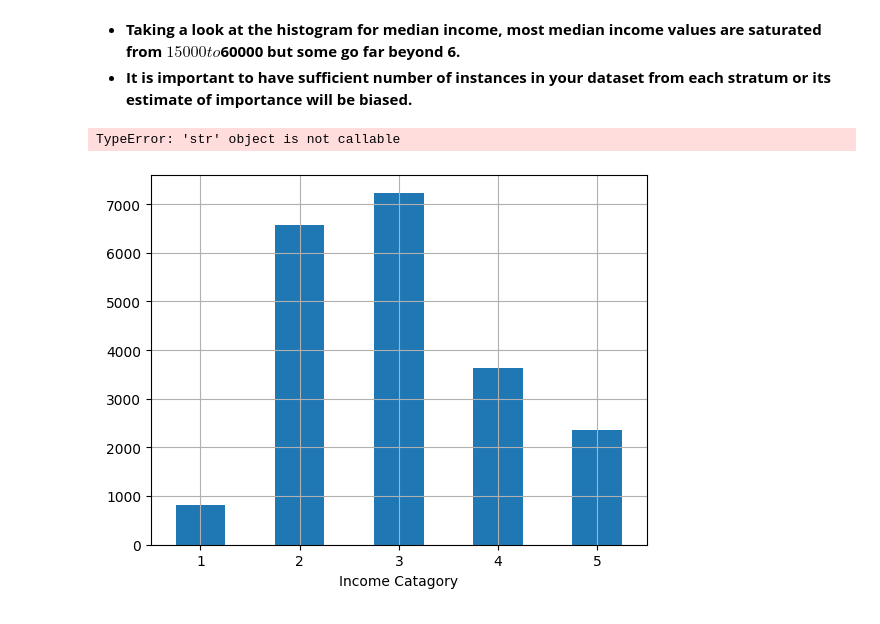
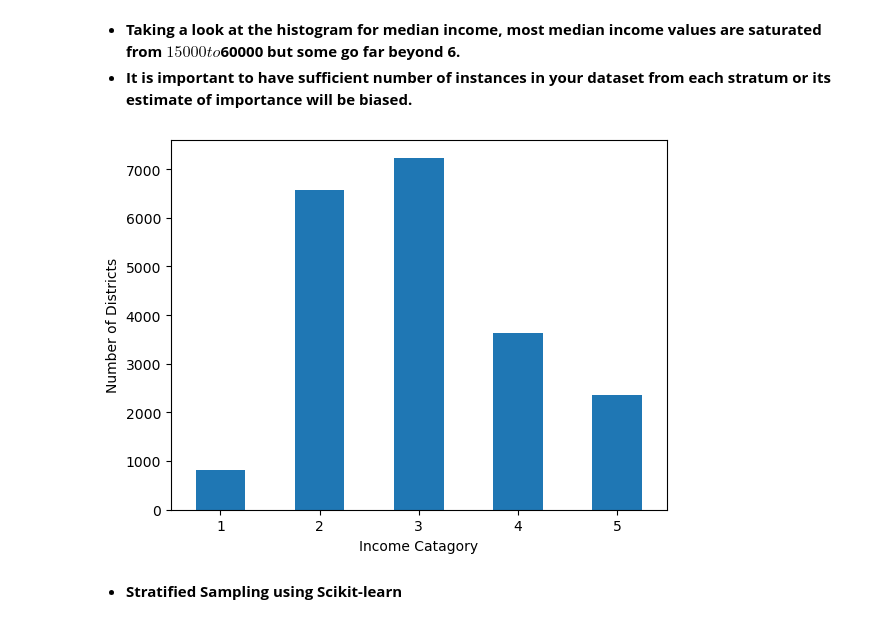
Before and after one commit to SmayanKulkarni/House-Price-Prediction-, a Jupyter notebook: project.ipynb, the cells around one changed output. Cells and saved outputs as stored; diff of their text form; code cells hidden in the pictures.

```diff
--- a/project.ipynb
+++ b/project.ipynb
@@ -160,10 +160,11 @@ train_set, test_set = train_test_split(housing , test_size = 0.2, random_state=4
 housing['income_cat'] = pd.cut(housing['median_income'], bins = [0., 1.5, 3.0, 4.5, 6., np.inf],
                                 labels = [1,2,3,4,5])
 # %%
-housing['income_cat'].value_counts().sort_index().plot.bar(rot = 0, grid = True)
+housing['income_cat'].value_counts().sort_index().plot.bar(rot = 0)
 plt.xlabel("Income Catagory")
 plt.ylabel("Number of Districts")
 plt.show()
 # %% [output]
-TypeError: 'str' object is not callable
-[figure, old version]
+[figure, new version]
+# %% [markdown]
+* **Stratified Sampling using Scikit-learn**
```
Also changed, not shown: parts of 16 cells of this notebook.
